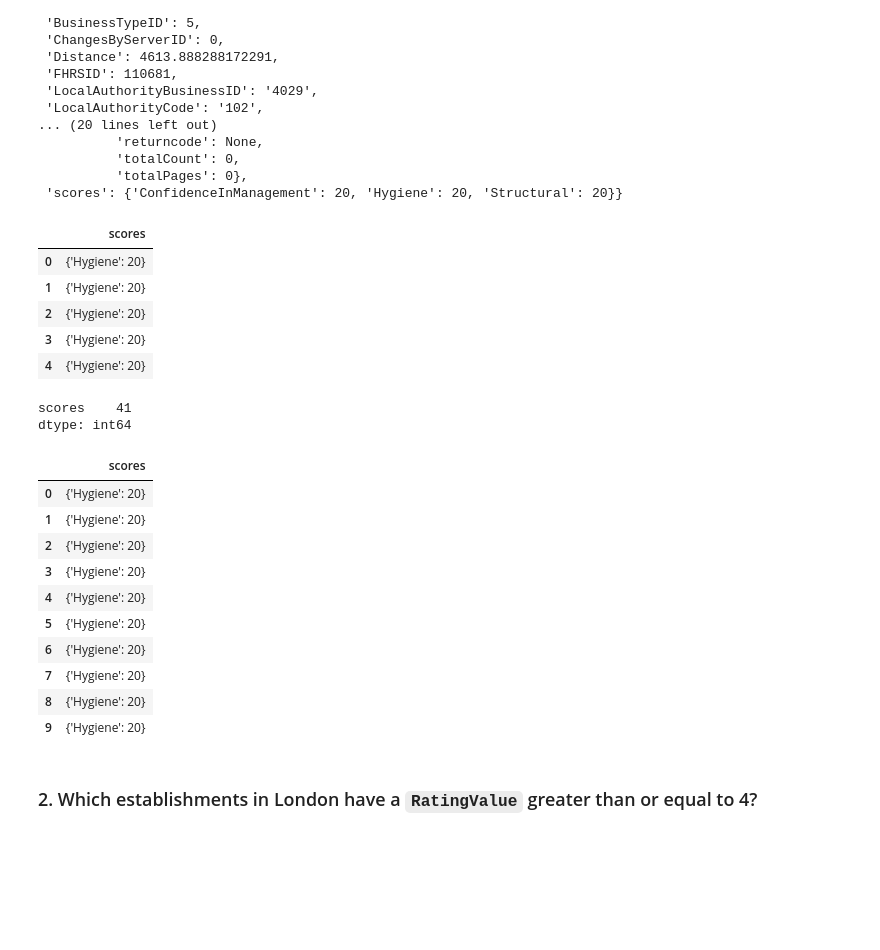
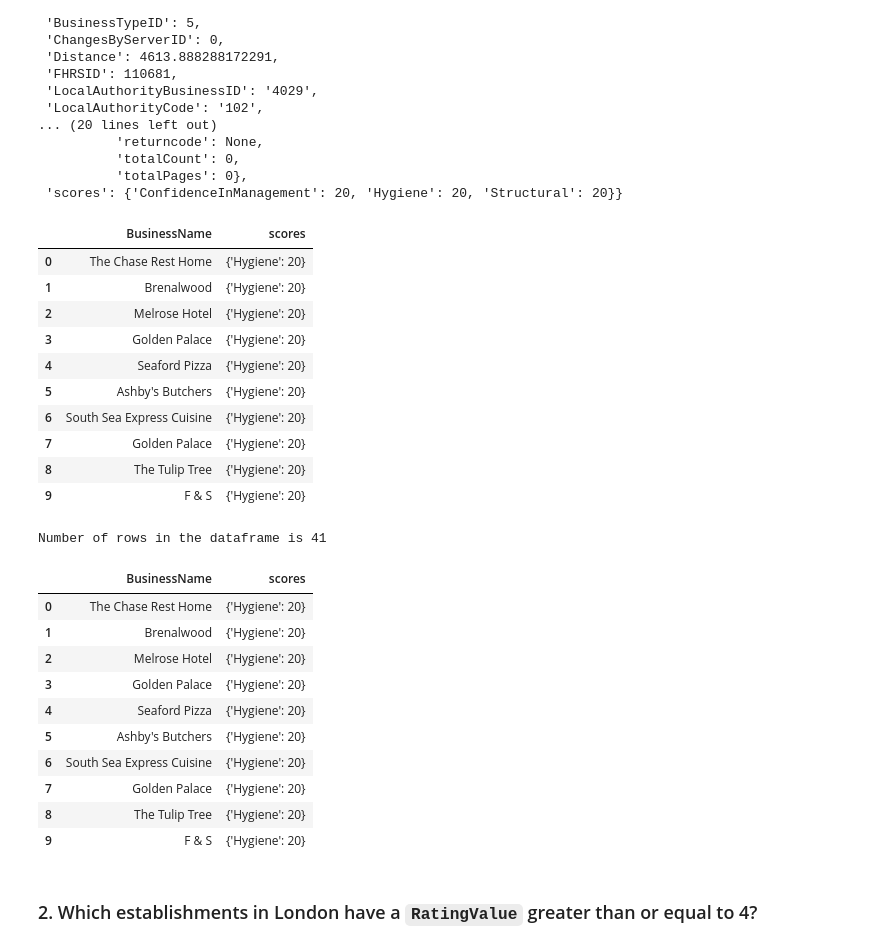
Before and after one commit to mascee/nosql-challenge, a Jupyter notebook: NoSQL_analysis.ipynb, the cells around one changed output. Drawn from its saved outputs; the diff is of its cells as text; code cells hidden in the pictures; blank space fills up the shorter version.

```diff
--- a/NoSQL_analysis.ipynb
+++ b/NoSQL_analysis.ipynb
@@ -92,41 +92,44 @@ pprint(first_result)
  'scores': {'ConfidenceInManagement': 20, 'Hygiene': 20, 'Structural': 20}}
 # %%
 # Convert the result to a Pandas DataFrame
-query = {"scores.Hygiene": 20}
-fields = {"scores.Hygiene": 1, "_id": 0}
+fields = {"BusinessName": 1, "scores.Hygiene": 1, "_id": 0}
 results = establishments.find(query, fields)
 hygiene_list = list(results)
-hygiene_pd = pd.DataFrame(hygiene_list)
-hygiene_pd.head()
+hygiene_df = pd.DataFrame(hygiene_list)
+hygiene_df.head(10)
 # %% [output]
-|  | scores |
-| 0 | {'Hygiene': 20} |
-| 1 | {'Hygiene': 20} |
-| 2 | {'Hygiene': 20} |
-| 3 | {'Hygiene': 20} |
-| 4 | {'Hygiene': 20} |
+|  | BusinessName | scores |
+| 0 | The Chase Rest Home | {'Hygiene': 20} |
+| 1 | Brenalwood | {'Hygiene': 20} |
+| 2 | Melrose Hotel | {'Hygiene': 20} |
+| 3 | Golden Palace | {'Hygiene': 20} |
+| 4 | Seaford Pizza | {'Hygiene': 20} |
+| 5 | Ashby's Butchers | {'Hygiene': 20} |
+| 6 | South Sea Express Cuisine | {'Hygiene': 20} |
+| 7 | Golden Palace | {'Hygiene': 20} |
+| 8 | The Tulip Tree | {'Hygiene': 20} |
+| 9 | F & S | {'Hygiene': 20} |
 # %%
 # Display the number of rows in the DataFrame
-count = hygiene_pd.count()
-print(count)
+row_count = hygiene_df.shape[0]
+print(f"Number of rows in the dataframe is {row_count}")
 # %% [output]
-scores    41
-dtype: int64
+Number of rows in the dataframe is 41
 # %%
 # Display the first 10 rows of the DataFrame
-hygiene_pd.head(10)
+hygiene_df.head(10)
 # %% [output]
-|  | scores |
-| 0 | {'Hygiene': 20} |
-| 1 | {'Hygiene': 20} |
-| 2 | {'Hygiene': 20} |
-| 3 | {'Hygiene': 20} |
-| 4 | {'Hygiene': 20} |
-| 5 | {'Hygiene': 20} |
-| 6 | {'Hygiene': 20} |
-| 7 | {'Hygiene': 20} |
-| 8 | {'Hygiene': 20} |
-| 9 | {'Hygiene': 20} |
+|  | BusinessName | scores |
+| 0 | The Chase Rest Home | {'Hygiene': 20} |
+| 1 | Brenalwood | {'Hygiene': 20} |
+| 2 | Melrose Hotel | {'Hygiene': 20} |
+| 3 | Golden Palace | {'Hygiene': 20} |
+| 4 | Seaford Pizza | {'Hygiene': 20} |
+| 5 | Ashby's Butchers | {'Hygiene': 20} |
+| 6 | South Sea Express Cuisine | {'Hygiene': 20} |
+| 7 | Golden Palace | {'Hygiene': 20} |
+| 8 | The Tulip Tree | {'Hygiene': 20} |
+| 9 | F & S | {'Hygiene': 20} |
 # %% [markdown]
 ### 2. Which establishments in London have a `RatingValue` greater than or equal to 4?
 # %%
```
Also changed, not shown: parts of 4 cells of this notebook, 1 other file.
